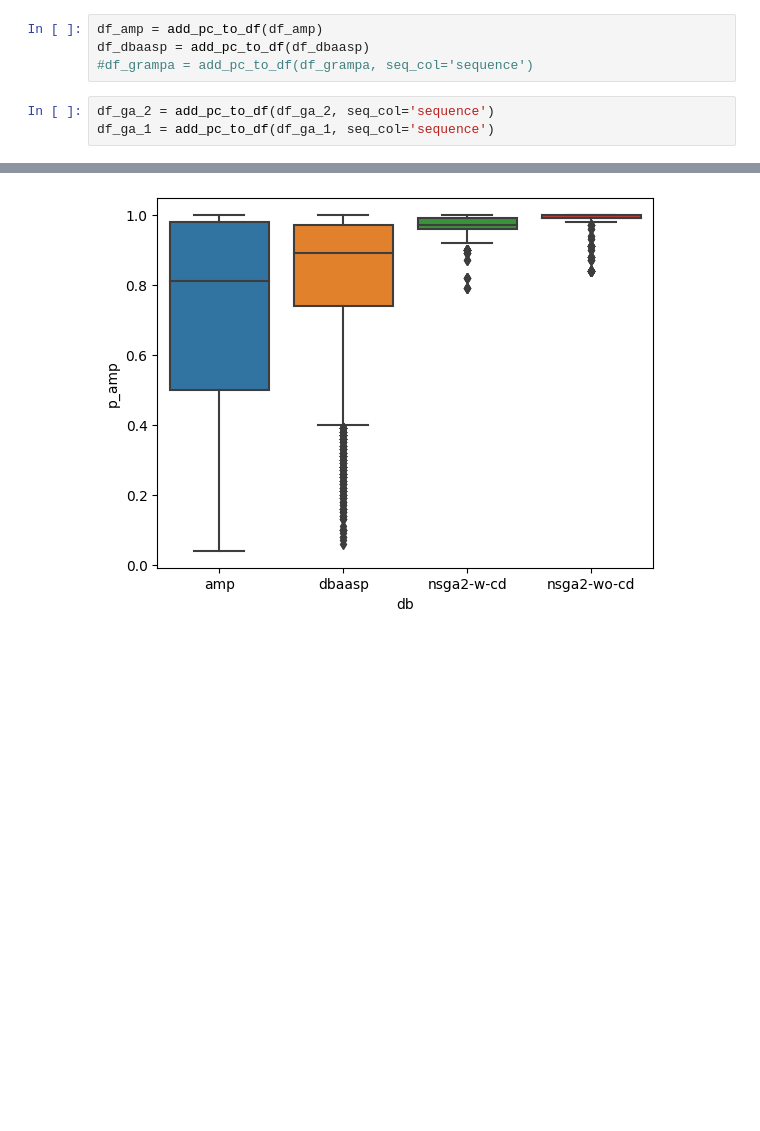
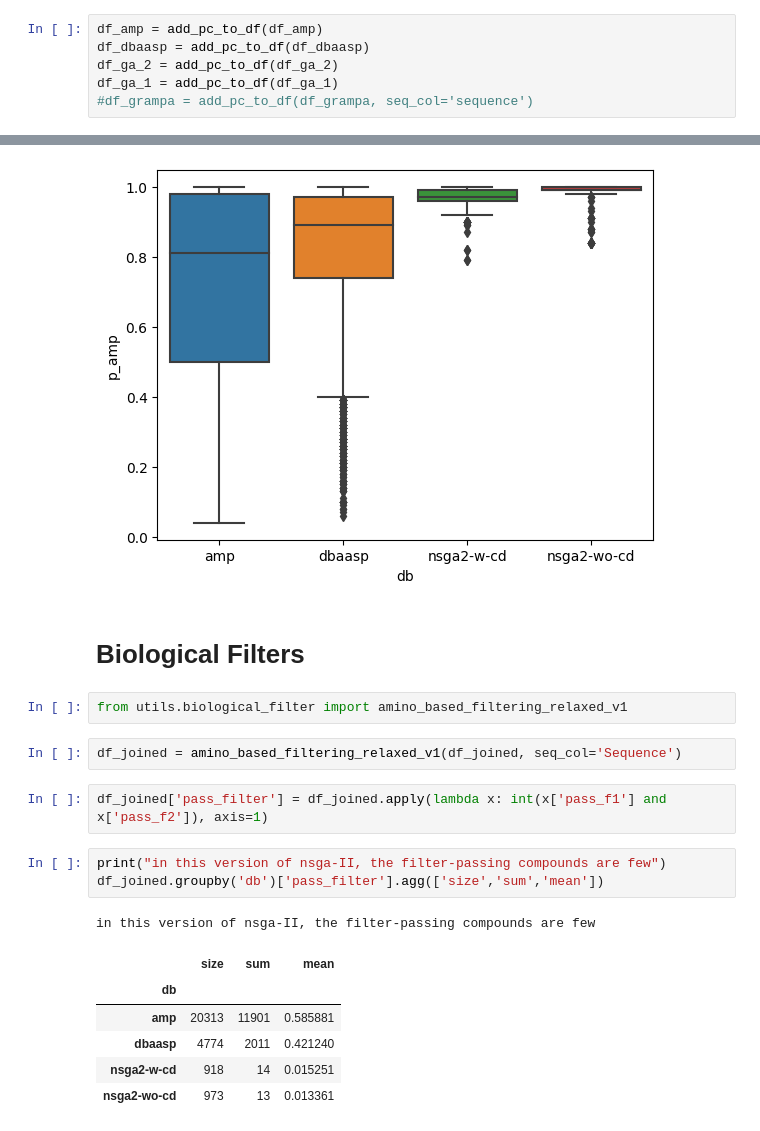
Before and after one commit to ulamaca/ddmopd, a Jupyter notebook: notebook/3_eval_known_and_generated_amps.ipynb, the cells around one changed output, grey strips where cells are left out. Saved outputs shown, nothing was run; the diff lists cells and outputs as text; blank space fills up the shorter version.

Commit message:
feat: (1) visualize PC distr. of nsga generated; (2) evaluated pass of biological filters for all 'db' types

```diff
--- a/notebook/3_eval_known_and_generated_amps.ipynb
+++ b/notebook/3_eval_known_and_generated_amps.ipynb
@@ -83,10 +86,9 @@ df_dbaasp = regularize_sequence(df_dbaasp)
 # %%
 df_amp = add_pc_to_df(df_amp)
 df_dbaasp = add_pc_to_df(df_dbaasp)
+df_ga_2 = add_pc_to_df(df_ga_2)
+df_ga_1 = add_pc_to_df(df_ga_1)
 #df_grampa = add_pc_to_df(df_grampa, seq_col='sequence')
-# %%
-df_ga_2 = add_pc_to_df(df_ga_2, seq_col='sequence')
-df_ga_1 = add_pc_to_df(df_ga_1, seq_col='sequence')
 # %%
 df_joined = pd.concat([
     df_amp,
@@ -191,3 +193,22 @@ for p_col in p_score_cols:
 [figure]
 [figure]
 [figure]
+# %% [markdown]
+# Biological Filters
+# %%
+from utils.biological_filter import amino_based_filtering_relaxed_v1
+# %%
+df_joined = amino_based_filtering_relaxed_v1(df_joined, seq_col='Sequence')
+# %%
+df_joined['pass_filter'] = df_joined.apply(lambda x: int(x['pass_f1'] and x['pass_f2']), axis=1)
+# %%
+print("in this version of nsga-II, the filter-passing compounds are few")
+df_joined.groupby('db')['pass_filter'].agg(['size','sum','mean'])
+# %% [output]
+in this version of nsga-II, the filter-passing compounds are few
+|  | size | sum | mean |
+| db |  |  |  |
+| amp | 20313 | 11901 | 0.585881 |
+| dbaasp | 4774 | 2011 | 0.421240 |
+| nsga2-w-cd | 918 | 14 | 0.015251 |
+| nsga2-wo-cd | 973 | 13 | 0.013361 |
```
Also changed, not shown: parts of 2 cells of this notebook.
